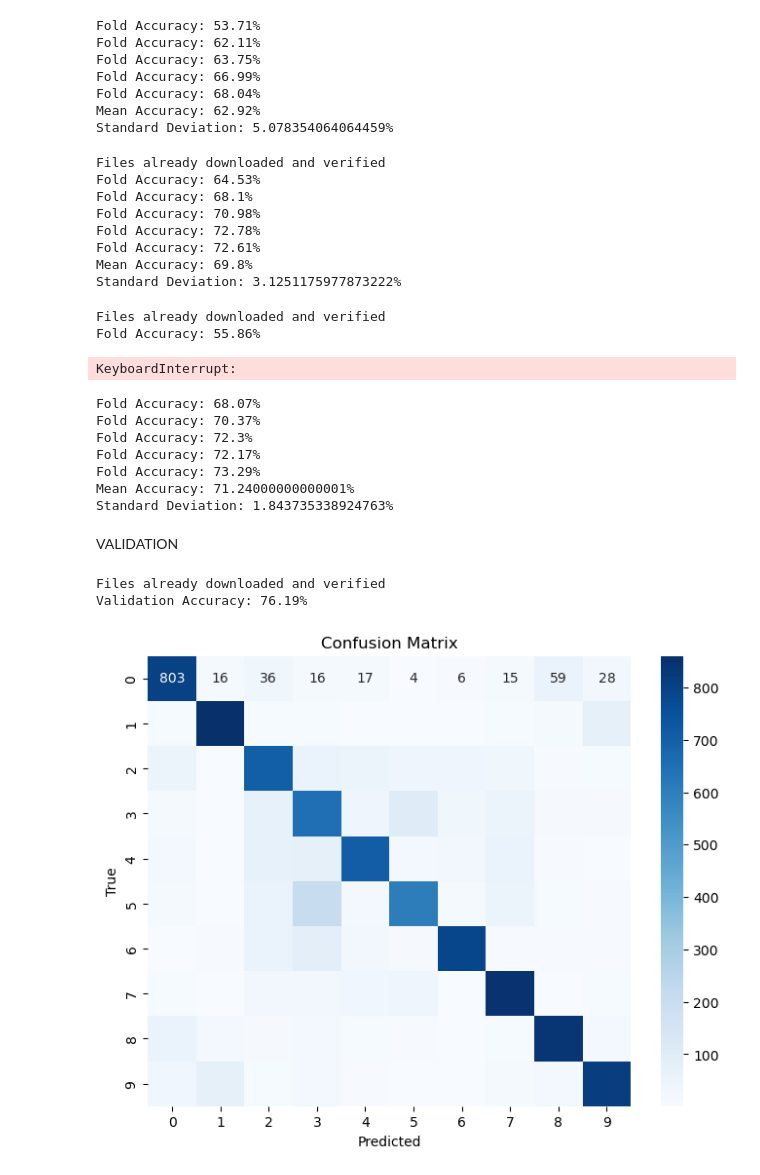
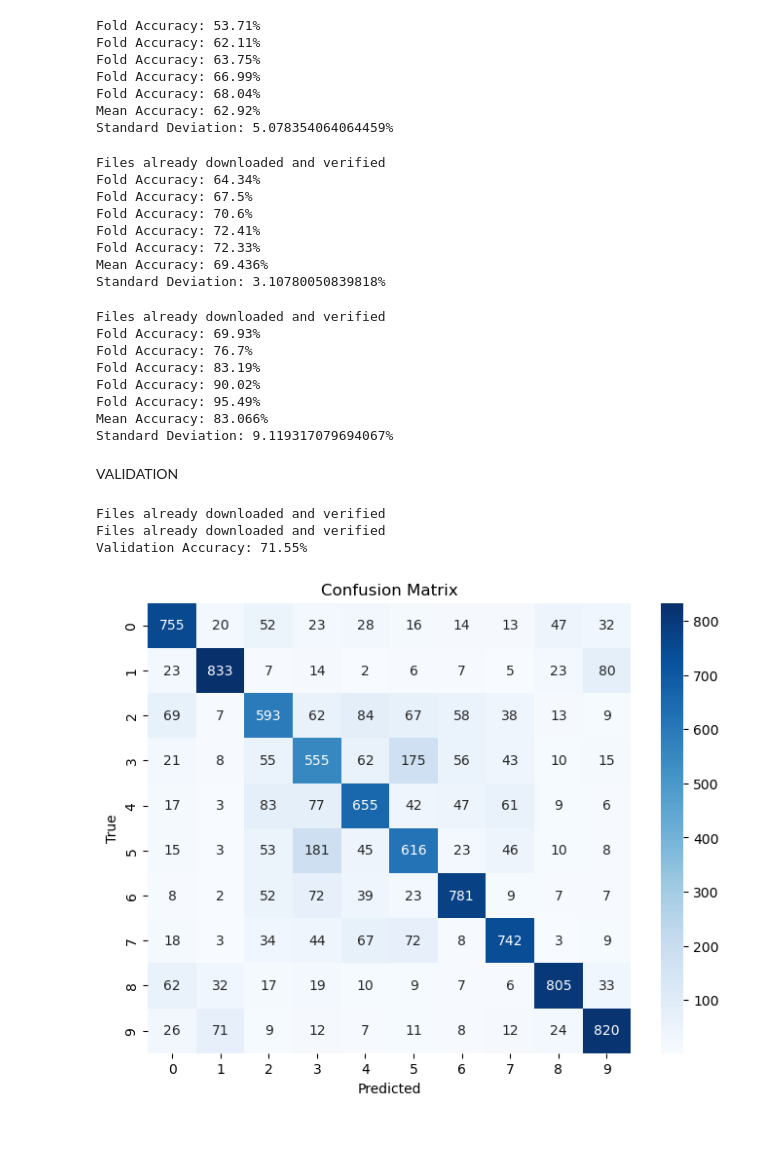
Before and after one commit to blacruvan/CNN-CIFAR10, a Jupyter notebook: models/kfold.ipynb, the cells around one changed output. Drawn from its saved outputs; the diff is of its cells as text; code cells hidden in the pictures; blank space fills up the shorter version.

```diff
--- a/models/kfold.ipynb
+++ b/models/kfold.ipynb
@@ -154,5 +154,7 @@ def KFold_Model(model, optimizer, k = 5, epochs = 5, dataset = datasets.CIFAR10(
 
   print(f'Mean Accuracy: {np.mean(accuracies)}%')
   print(f'Standard Deviation: {np.std(accuracies)}%')
+
+  return model
 # %% [output]
 Files already downloaded and verified
@@ -227,43 +224,37 @@ KFold_Model(model = model,
             epochs = 10)
 # %% [output]
 Files already downloaded and verified
-Fold Accuracy: 64.53%
-Fold Accuracy: 68.1%
-Fold Accuracy: 70.98%
-Fold Accuracy: 72.78%
-Fold Accuracy: 72.61%
-Mean Accuracy: 69.8%
-Standard Deviation: 3.1251175977873222%
+Fold Accuracy: 64.34%
+Fold Accuracy: 67.5%
+Fold Accuracy: 70.6%
+Fold Accuracy: 72.41%
+Fold Accuracy: 72.33%
+Mean Accuracy: 69.436%
+Standard Deviation: 3.10780050839818%
 # %%
 model = NN05()
-optimizer = optim.SGD(model.parameters(), lr=0.01, momentum=0.2)
-dataset = datasets.CIFAR10(root='./data', train=True, download=True, transform = composed_train)
+optimizer = optim.SGD(model.parameters(), lr=0.01, momentum=0.9)
+dataset = datasets.CIFAR10(root='./data', train=True, download=True, transform = transforms.Compose([transforms.ToTensor(), transforms.Normalize((0.5, 0.5, 0.5), (0.5, 0.5, 0.5))]))
 
-KFold_Model(model = model,
+trained_model = KFold_Model(model = model,
             dataset = dataset,
             optimizer = optimizer,
             k = 5,
             epochs = 10)
 # %% [output]
 Files already downloaded and verified
-Fold Accuracy: 55.86%
+Fold Accuracy: 69.93%
+Fold Accuracy: 76.7%
+Fold Accuracy: 83.19%
+Fold Accuracy: 90.02%
+Fold Accuracy: 95.49%
+Mean Accuracy: 83.066%
+Standard Deviation: 9.119317079694067%
-KeyboardInterrupt:
-# %%
-model = NN05()
-KFold_Model(model)
-# %% [output]
-Fold Accuracy: 68.07%
-Fold Accuracy: 70.37%
-Fold Accuracy: 72.3%
-Fold Accuracy: 72.17%
-Fold Accuracy: 73.29%
-Mean Accuracy: 71.24000000000001%
-Standard Deviation: 1.843735338924763%
 # %% [markdown]
 VALIDATION
 # %%
 def evaluate_model(model, validation_dataset):
-    val_loader = DataLoader(validation_dataset, batch_size=128, shuffle=False)
+    val_loader = DataLoader(validation_dataset, batch_size=100, shuffle=False)
     model.eval()
     correct, total = 0, 0
     y_true, y_pred = [], []
@@ -289,9 +280,10 @@ def evaluate_model(model, validation_dataset):
     plt.show()
 # %%
 validation_dataset = datasets.CIFAR10(root='./data', train=False, download=True, transform = composed_test)
-
-evaluate_model(model, validation_dataset)
+validation_dataset = datasets.CIFAR10(root='./data', train=False, download=True, transform = transforms.Compose([transforms.ToTensor(), transforms.Normalize((0.5, 0.5, 0.5), (0.5, 0.5, 0.5))]))
+evaluate_model(trained_model, validation_dataset)
 # %% [output]
 Files already downloaded and verified
-Validation Accuracy: 76.19%
+Files already downloaded and verified
+Validation Accuracy: 71.55%
-[figure, old version]
+[figure, new version]
```
Also changed, not shown: parts of 2 cells of this notebook, 9 other files.
